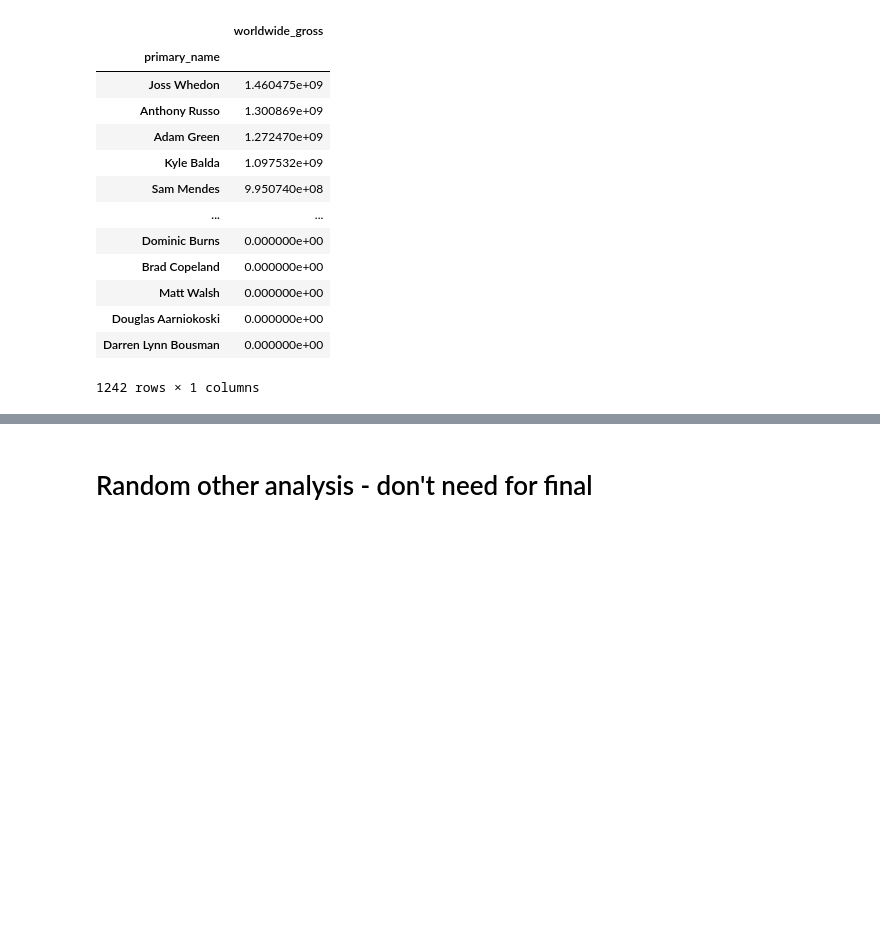
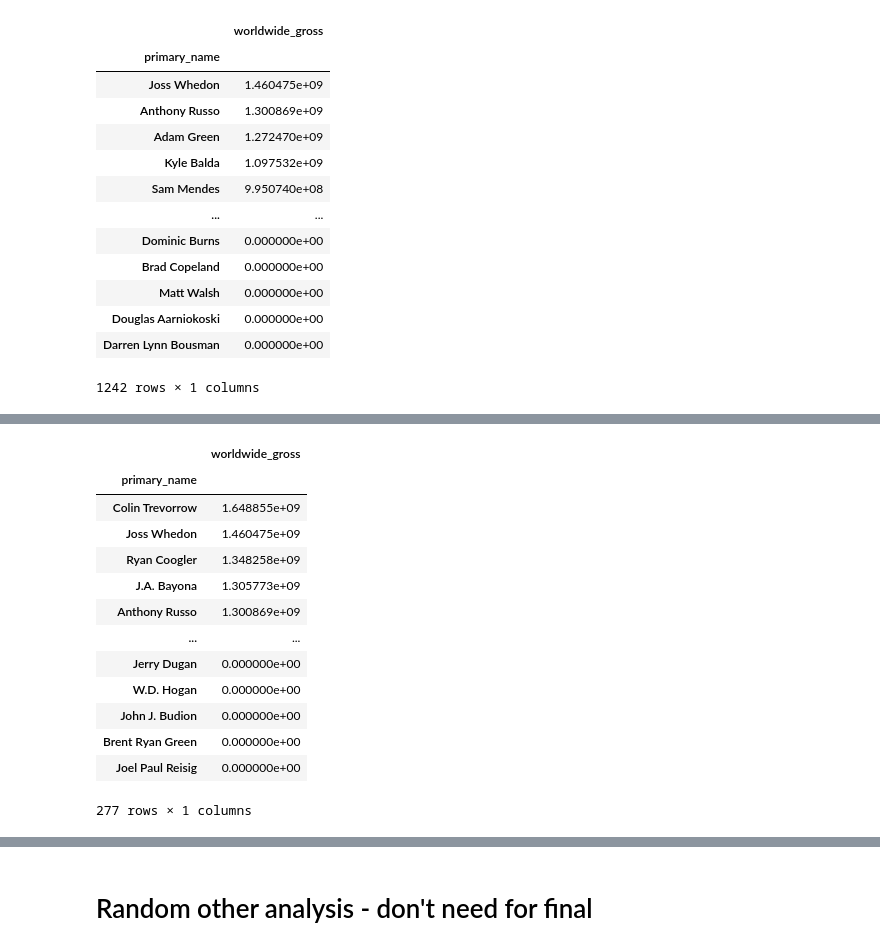
Before and after one commit to abwilliamss/AIAcademy-capstone, a Jupyter notebook: abby.ipynb, the cells around one changed output, grey strips where cells are left out. Cells and saved outputs as stored; diff of their text form; code cells hidden in the pictures; blank space fills up the shorter version.

```diff
--- a/abby.ipynb
+++ b/abby.ipynb
@@ -164,0 +199,19 @@ AttributeError: module 'seaborn' has no attribute 'set_title'
+# %%
+adventure = final[final['genres'] == 'Adventure']
+directors_profit_adventure = adventure.groupby('primary_name').mean()['worldwide_gross'].sort_values(ascending=False).to_frame()
+directors_profit_adventure
+# %% [output]
+|  | worldwide_gross |
+| primary_name |  |
+| Colin Trevorrow | 1.648855e+09 |
+| Joss Whedon | 1.460475e+09 |
+| Ryan Coogler | 1.348258e+09 |
+| J.A. Bayona | 1.305773e+09 |
+| Anthony Russo | 1.300869e+09 |
+| ... | ... |
+| Jerry Dugan | 0.000000e+00 |
+| W.D. Hogan | 0.000000e+00 |
+| John J. Budion | 0.000000e+00 |
+| Brent Ryan Green | 0.000000e+00 |
+| Joel Paul Reisig | 0.000000e+00 |
+277 rows × 1 columns
```
Also changed, not shown: parts of 4 cells of this notebook.
